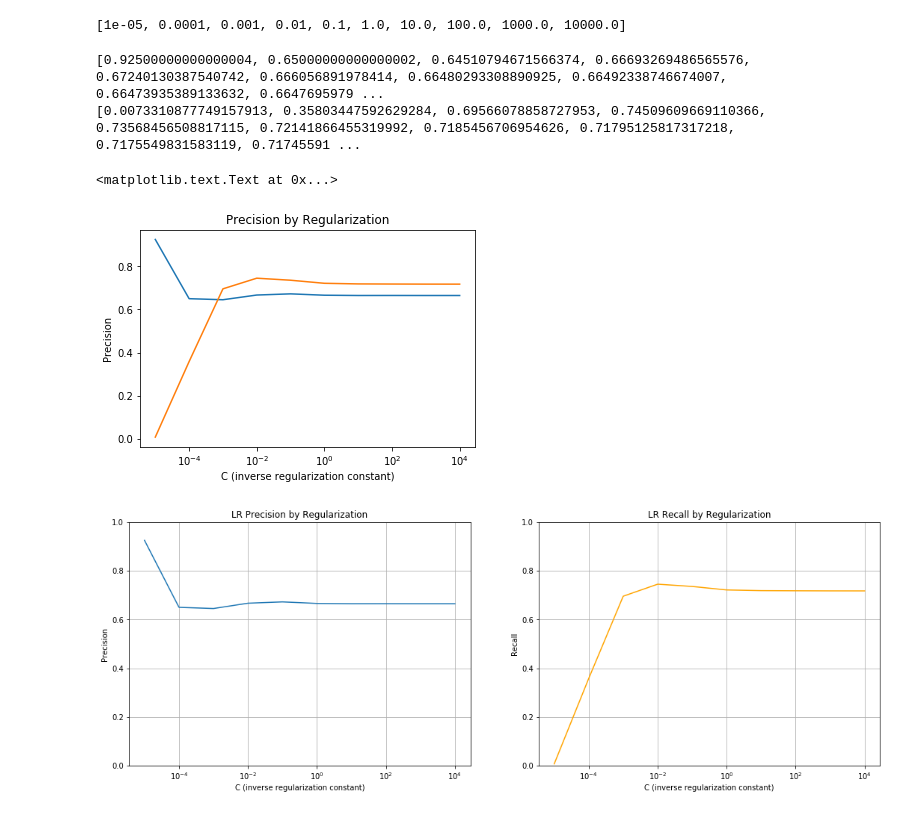
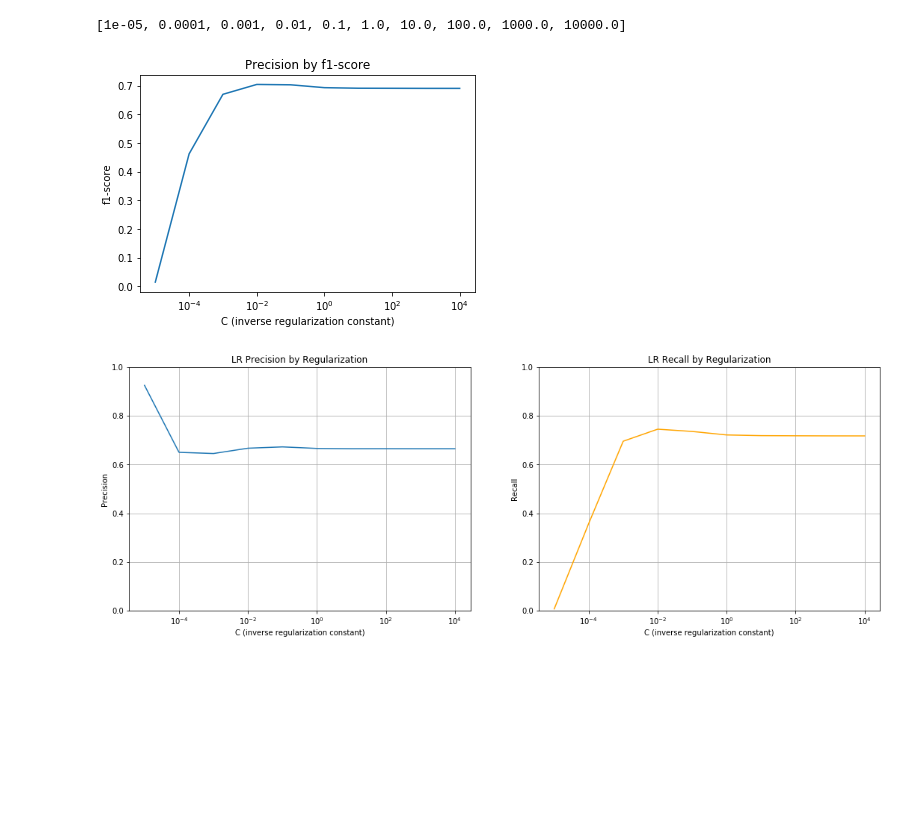
Before and after one commit to jtaylorz/attpc-event-classification, a Jupyter notebook: jupyter-notebooks/LogisticRegression_tests.ipynb, the cells around one changed output. Drawn from its saved outputs; the diff is of its cells as text; code cells hidden in the pictures; blank space fills up the shorter version.

Commit message:
Adding f1-recall plot to LogisticRegression_tests jupyter nb

```diff
--- a/jupyter-notebooks/LogisticRegression_tests.ipynb
+++ b/jupyter-notebooks/LogisticRegression_tests.ipynb
@@ -52,29 +52,26 @@ print(C_vals)
 # %%
 precisions = []
 recalls = []
+f1s = []
 
 for c in C_vals:
     y_pred = LogisticRegression(C=c, max_iter=iterations).fit(X_train, y_train).predict(X_test)
     precisions.append(metrics.precision_score(y_test, y_pred))
     recalls.append(metrics.recall_score(y_test, y_pred))
-
-#print(precisions)
-#print(recalls)
+    f1s.append(metrics.f1_score(y_test, y_pred))
-# %% [output]
-[0.92500000000000004, 0.65000000000000002, 0.64510794671566374, 0.66693269486565576, 0.67240130387540742, 0.666056891978414, 0.66480293308890925, 0.66492338746674007, 0.66473935389133632, 0.6647695979 ...
-[0.0073310877749157913, 0.35803447592629284, 0.69566078858727953, 0.74509609669110366, 0.73568456508817115, 0.72141866455319992, 0.7185456706954626, 0.71795125817317218, 0.7175549831583119, 0.71745591 ...
 # %%
 a = np.arange(len(C_vals))
 
-plt.plot(C_vals, precisions)
+plt.plot(C_vals, f1s)
 plt.xscale('log')
 
 plt.xlabel('C (inverse regularization constant)')
-plt.ylabel('Precision')
-plt.title('Precision by Regularization')
+plt.ylabel('f1-score')
+plt.title('Precision by f1-score')
+
+#plt.savefig('/home/taylor/Documents/independent-research/plots/LogisticRegression_C_f1.pdf')
 # %% [output]
-<matplotlib.text.Text at 0x...>
-[figure, old version]
+[figure, new version]
 # %%
 fig, ax = plt.subplots(1, 2, squeeze=True, figsize=(18, 6))
 
```
Also changed, not shown: parts of 2 cells of this notebook.
